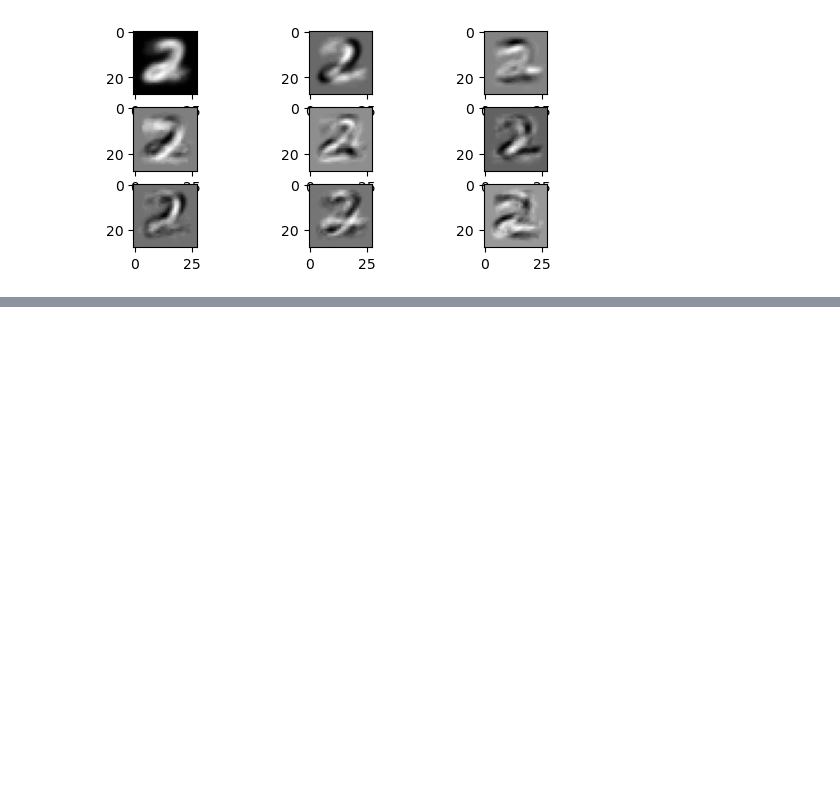
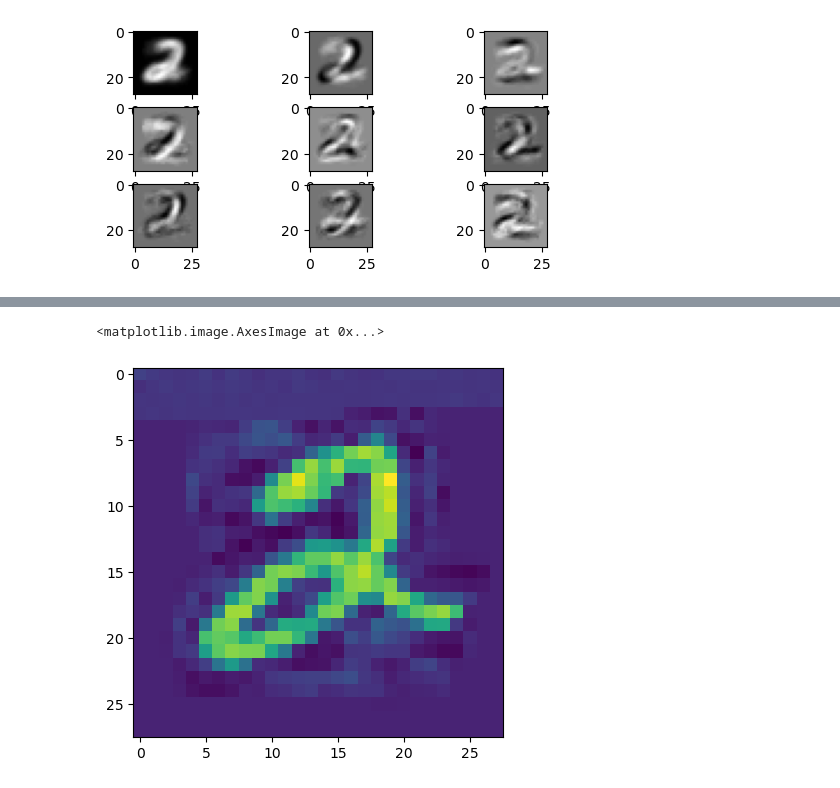
Before and after one commit to Ruhil-DS/Machine-Learning, a Jupyter notebook: MLT_PCA.ipynb, the cells around one changed output, grey strips where cells are left out. Saved outputs shown, nothing was run; the diff lists cells and outputs as text; code cells hidden in the pictures; blank space fills up the shorter version.

```diff
--- a/MLT_PCA.ipynb
+++ b/MLT_PCA.ipynb
@@ -213,0 +249,4 @@ for i in range(1,10):
+# %%
+x_1_svd = 0
+for i in range(44):
+    x_1_svd += (X[0].T @ v[i].reshape(-1,1))*v[i].reshape(-1,1)
@@ -213,0 +257,5 @@ for i in range(1,10):
+# %%
+plt.imshow(x_1_svd.reshape(-1,28))
+# %% [output]
+<matplotlib.image.AxesImage at 0x...>
+[figure, added]
```
Also changed, not shown: parts of 11 cells of this notebook.
